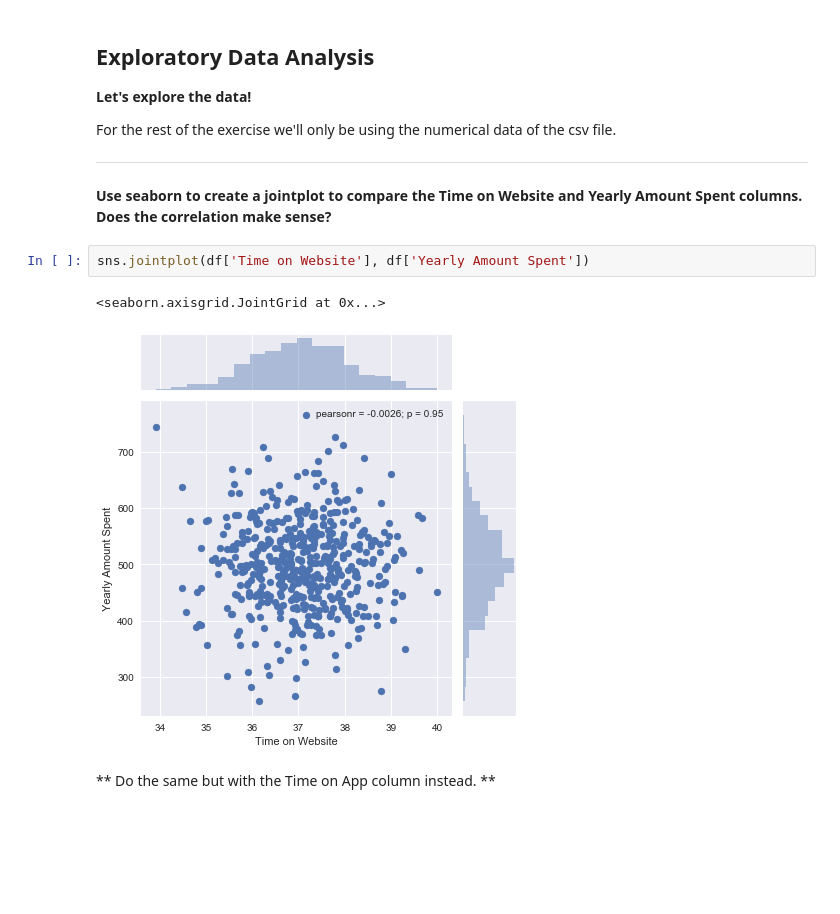
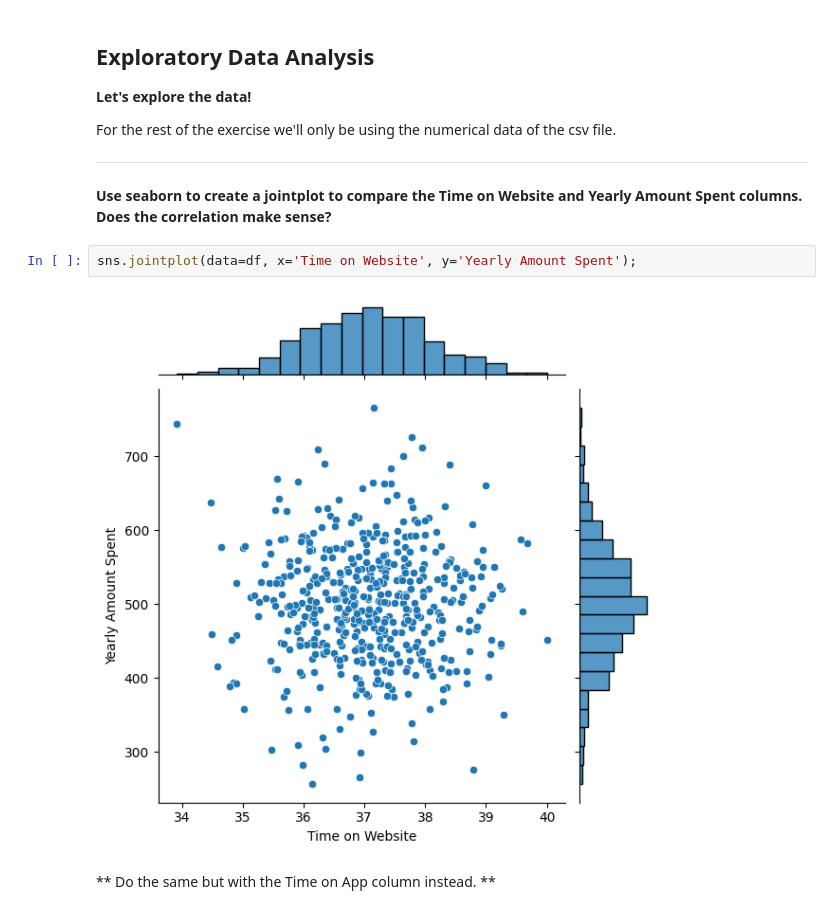
Before and after one commit to ShahiW/Linear-Regression, a Jupyter notebook: Linear Regression Exercise.ipynb, the cells around one changed output. Drawn from its saved outputs; the diff is of its cells as text; blank space fills up the shorter version.

```diff
--- a/Linear Regression Exercise.ipynb
+++ b/Linear Regression Exercise.ipynb
@@ -78,10 +80,9 @@ For the rest of the exercise we'll only be using the numerical data of the csv f
 ___
 **Use seaborn to create a jointplot to compare the Time on Website and Yearly Amount Spent columns. Does the correlation make sense?**
 # %%
-sns.jointplot(df['Time on Website'], df['Yearly Amount Spent'])
+sns.jointplot(data=df, x='Time on Website', y='Yearly Amount Spent');
 # %% [output]
-<seaborn.axisgrid.JointGrid at 0x...>
-[figure, old version]
+[figure, new version]
 # %% [markdown]
 ** Do the same but with the Time on App column instead. **
 # %%
```
Also changed, not shown: parts of 21 cells of this notebook.
